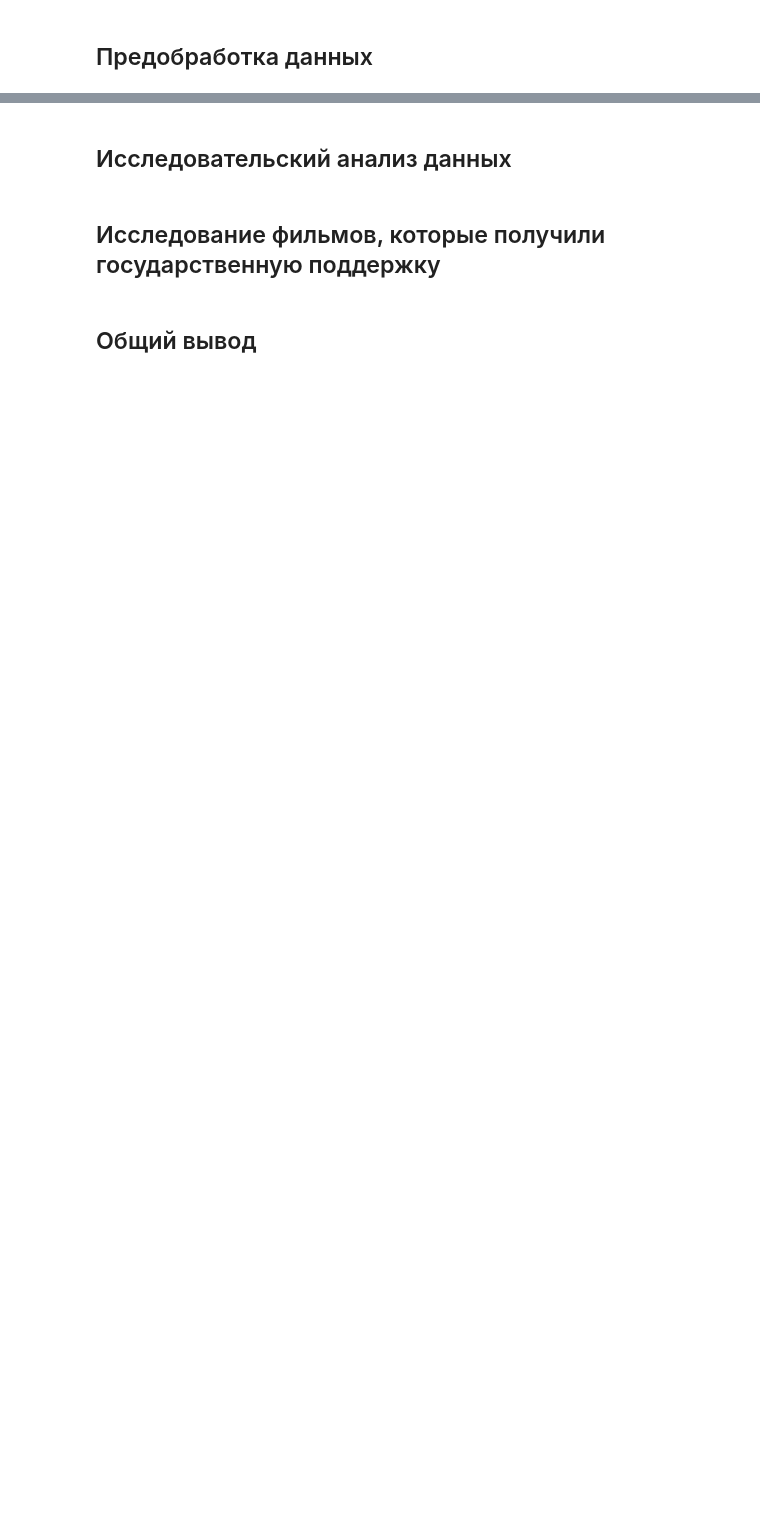
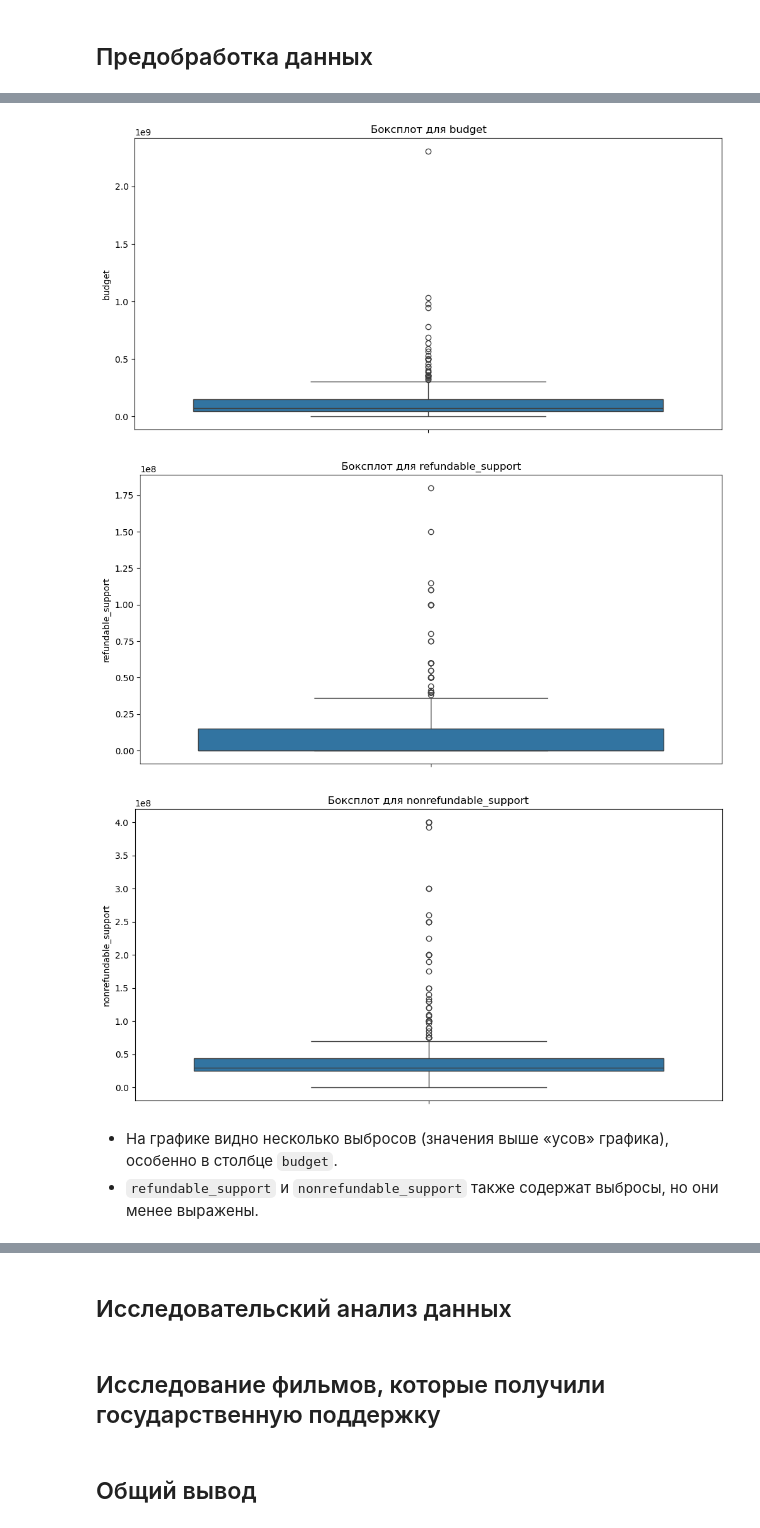
Before and after one commit to arina-fedorova/DataAnalysis, a Jupyter notebook: RU/Исследование данных о российском кинопрокате/film_distribution_analysis.ipynb, the cells around one changed output, grey strips where cells are left out. Saved outputs shown, nothing was run; the diff lists cells and outputs as text; code cells hidden in the pictures; blank space fills up the shorter version.

```diff
--- a/RU/Исследование данных о российском кинопрокате/film_distribution_analysis.ipynb
+++ b/RU/Исследование данных о российском кинопрокате/film_distribution_analysis.ipynb
@@ -76,0 +253,2 @@ data = movies.merge(shows, on='puNumber', how='left')
+# %%
+data['production_country'] = data['production_country'].replace({' - ': '|', ', ': '|', '-': '|'}, regex=True)
@@ -76,0 +263,3 @@ data = movies.merge(shows, on='puNumber', how='left')
+# %%
+# Удалим данные с пропусками в колонке 'ratings'
+data = data.dropna(subset=['ratings']).copy()
@@ -76,0 +299,13 @@ data = movies.merge(shows, on='puNumber', how='left')
+# %%
+columns = ['type', 'film_studio', 'director', 'producer', 'genres']
+
+def apply_formatting(row):
+    for column in columns:
+        # Приведение к нижнему регистру и удаление пробелов
+        row[column] = str(row[column]).strip().lower()
+
+        # Замена разделителей, но на уровне строк
+        row[column] = row[column].replace(' - ', '|').replace(', ', '|').replace(',', '|')
+    return row
+
+data = data.apply(apply_formatting, axis = 1)
@@ -76,0 +333,2 @@ data = movies.merge(shows, on='puNumber', how='left')
+# %%
+data['age_restriction'] = data['age_restriction'].str.extract(r'(\d+\+)')
@@ -76,0 +361,23 @@ data = movies.merge(shows, on='puNumber', how='left')
+# %%
+# Построение боксплотов для выявления выбросов
+plt.figure(figsize=(12, 6))
+sns.boxplot(data=data['budget'])
+plt.title("Боксплот для budget")
+plt.show()
+
+plt.figure(figsize=(12, 6))
+sns.boxplot(data=data['refundable_support'])
+plt.title("Боксплот для refundable_support")
+plt.show()
+
+plt.figure(figsize=(12, 6))
+sns.boxplot(data=data['nonrefundable_support'])
+plt.title("Боксплот для nonrefundable_support")
+plt.show()
+# %% [output]
+[figure, added]
+[figure, added]
+[figure, added]
+# %% [markdown]
+- На графике видно несколько выбросов (значения выше «усов» графика), особенно в столбце `budget`.
+- `refundable_support` и `nonrefundable_support` также содержат выбросы, но они менее выражены.
```
Also changed, not shown: parts of 55 cells of this notebook, 1 other file.
